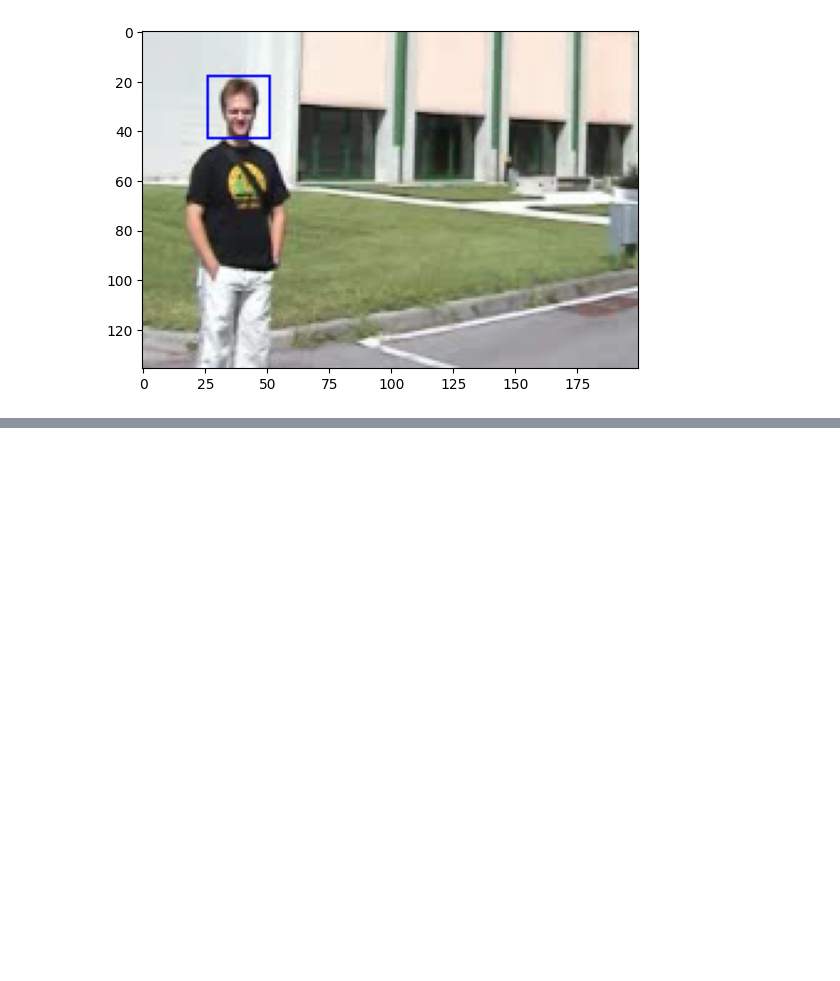
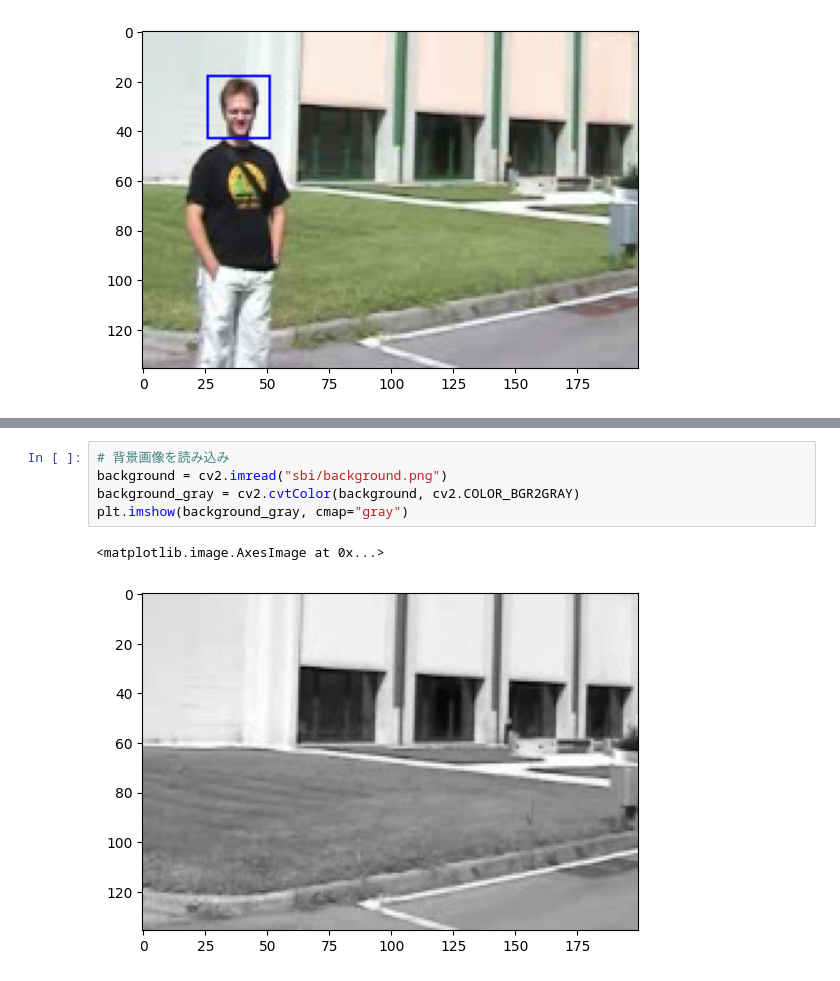
Before and after one commit to naoto-github/ComputerGraphics-NCU, a Jupyter notebook: 7/chapter7.ipynb, the cells around one changed output, grey strips where cells are left out. Drawn from its saved outputs; the diff is of its cells as text; blank space fills up the shorter version.

```diff
--- a/7/chapter7.ipynb
+++ b/7/chapter7.ipynb
@@ -135,0 +144,8 @@ plt.imshow(result_image)
+# %%
+# 背景画像を読み込み
+background = cv2.imread("sbi/background.png")
+background_gray = cv2.cvtColor(background, cv2.COLOR_BGR2GRAY)
+plt.imshow(background_gray, cmap="gray")
+# %% [output]
+<matplotlib.image.AxesImage at 0x...>
+[figure, added]
```
Also changed, not shown: parts of 12 cells of this notebook, 1 other file.
